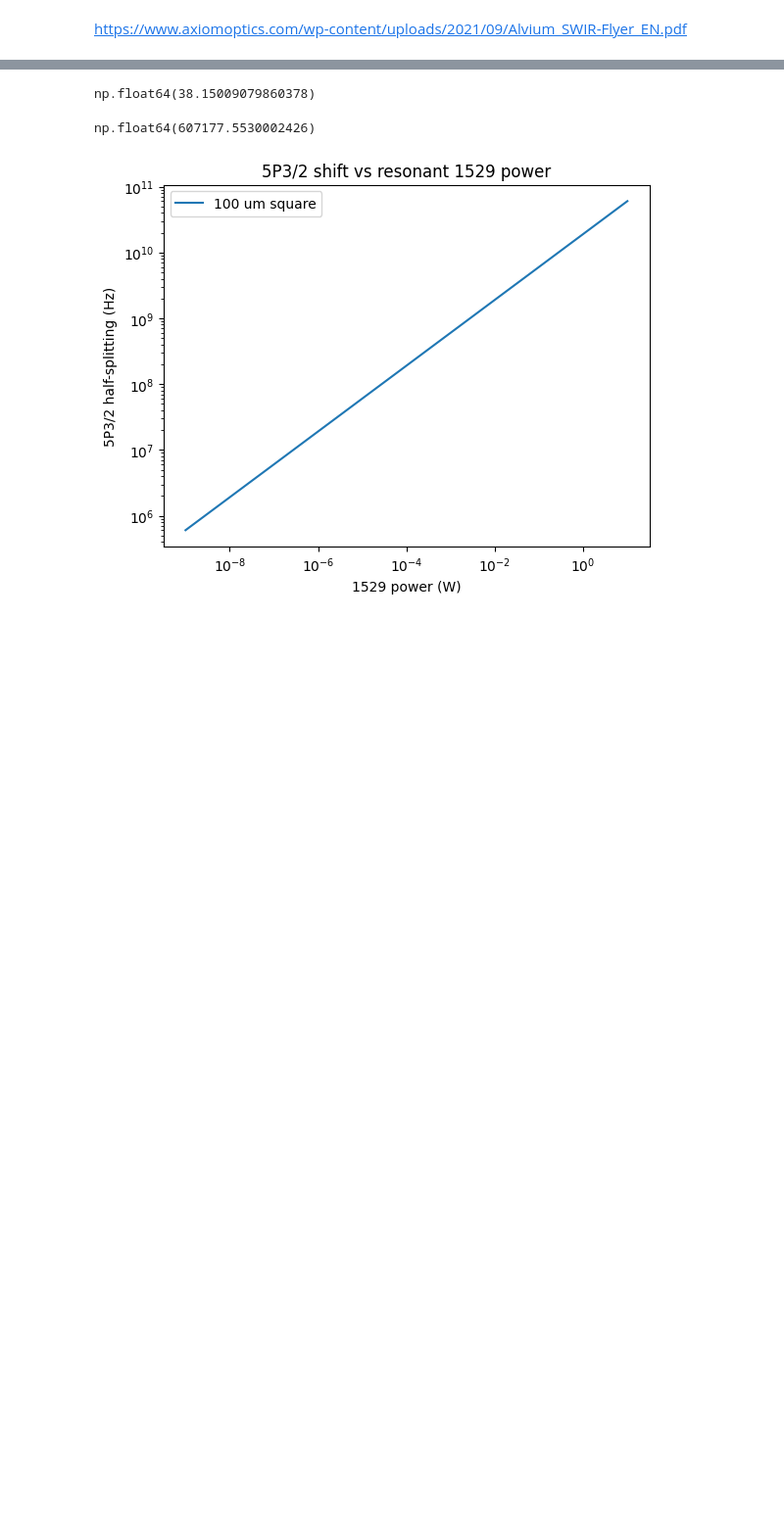
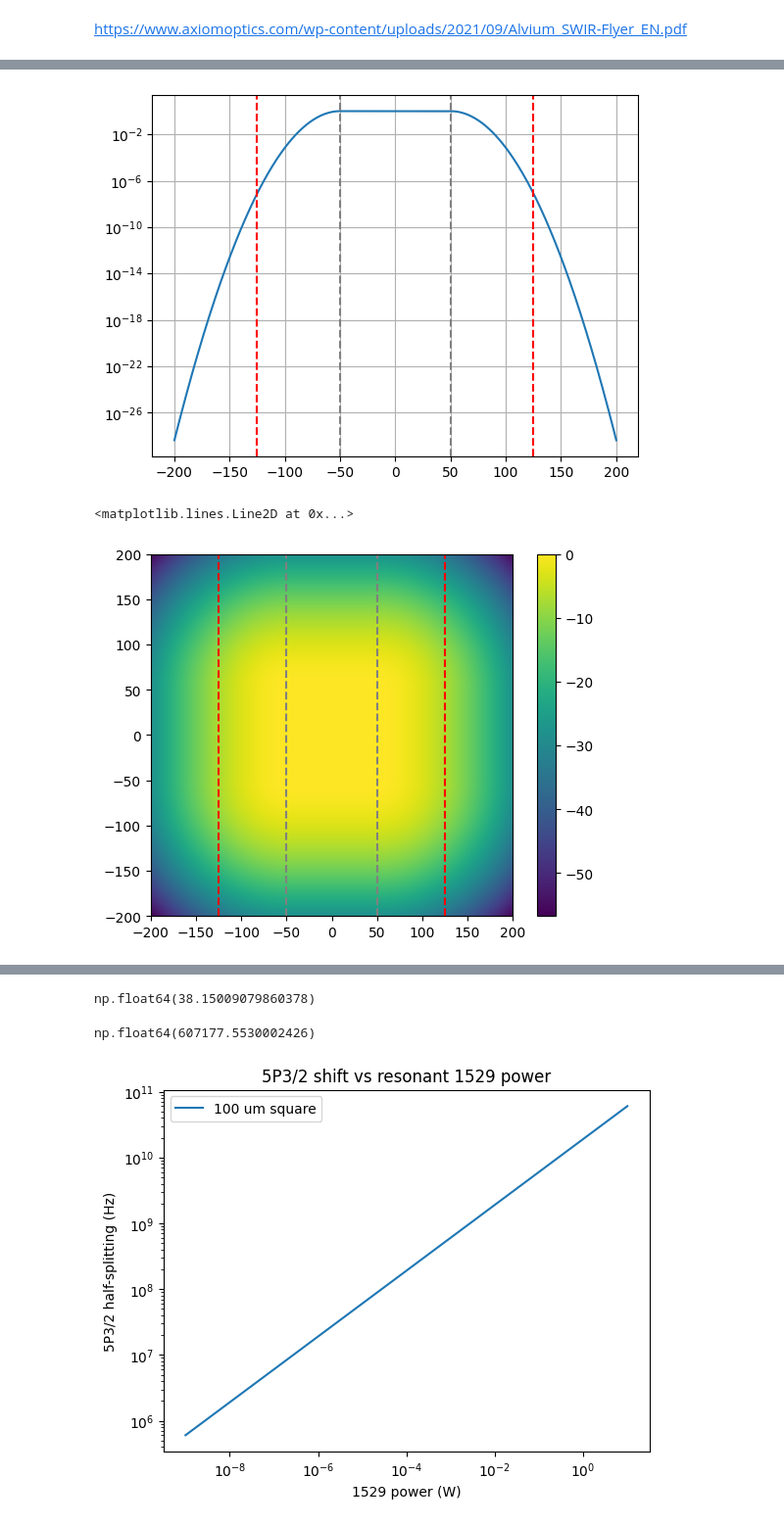
Before and after one commit to prestonhuft/amo-calcs, a Jupyter notebook: hiding_module.ipynb, the cells around one changed output, grey strips where cells are left out. Shown at 98% size. Cells and saved outputs as stored; diff of their text form; code cells hidden in the pictures; blank space fills up the shorter version.

```diff
--- a/hiding_module.ipynb
+++ b/hiding_module.ipynb
@@ -7,0 +71,23 @@ from matplotlib import pyplot as plt
+# %%
+plt.plot(x/um, int_xy[int_xy.shape[0]//2,:])
+plt.axvline(-50, ls='--', c='gray')
+plt.axvline(50, ls='--', c='gray')
+plt.axvline(-50-75, ls='--', c='red')
+plt.axvline(50+75, ls='--', c='red')
+plt.yscale('log')
+plt.grid()
+plt.show()
+
+plt.imshow(np.log10(int_xy),extent=[-200,200,-200,200])
+plt.colorbar()
+# plt.contour(np.log10(int_xy),extent=[-200,200,-200,200], levels=[-10,-6,-1])
+# plt.plot([-50,-50,50,50,-50],[-50,50,50,-50,-50], ls='--', c='gray')
+# plt.plot([-50-75,-50-75,50+75,50+75,-50-75],[-50-75,50+75,50+75,-50-75,-50-75], ls='--', c='red')
+plt.axvline(-50, ls='--', c='gray')
+plt.axvline(50, ls='--', c='gray')
+plt.axvline(-50-75, ls='--', c='red')
+plt.axvline(50+75, ls='--', c='red')
+# %% [output]
+[figure, added]
+<matplotlib.lines.Line2D at 0x...>
+[figure, added]
```
Also changed, not shown: parts of 10 cells of this notebook.
